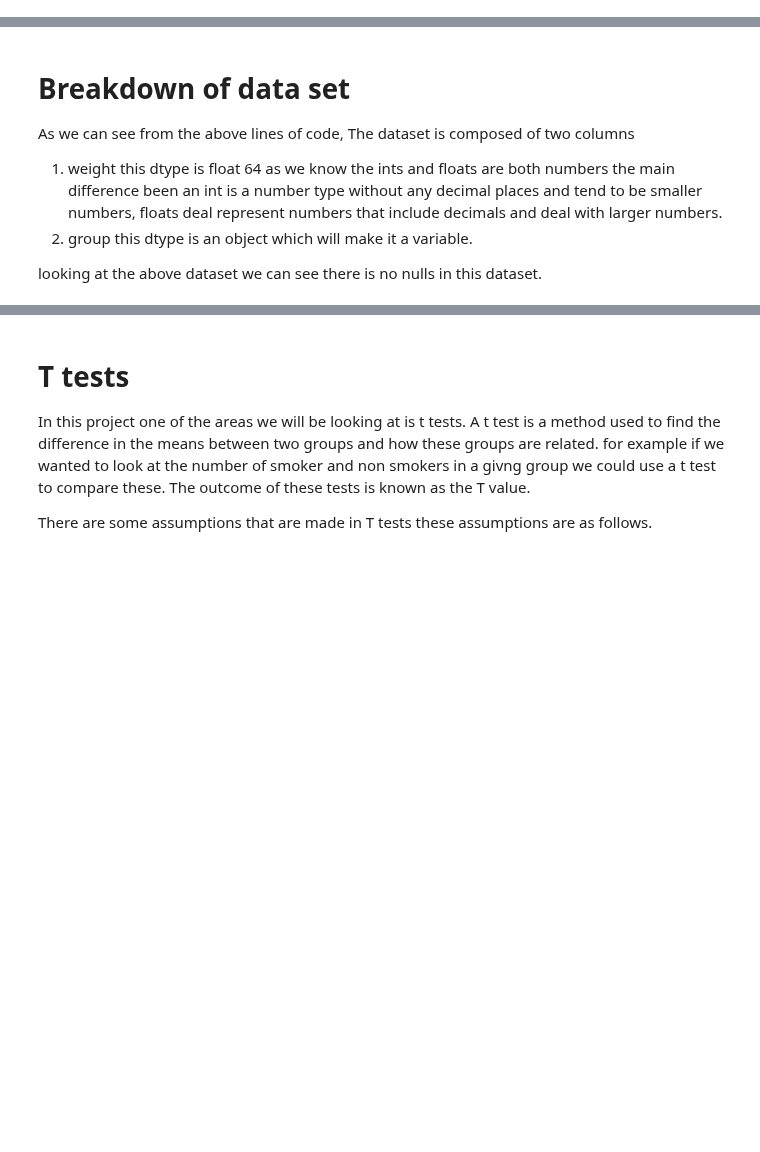
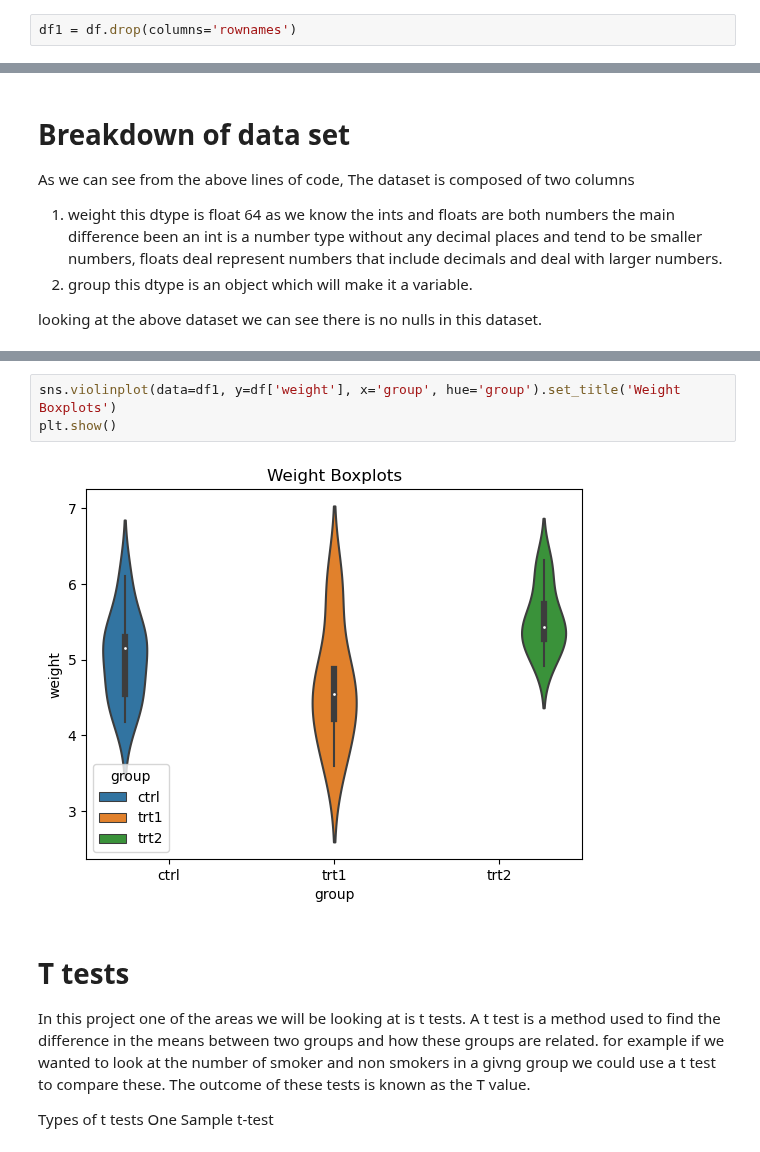
Before and after one commit to keithmmc/appliedstats, a Jupyter notebook: project.ipynb, the cells around one changed output, grey strips where cells are left out. Cells and saved outputs as stored; diff of their text form; blank space fills up the shorter version.

```diff
--- a/project.ipynb
+++ b/project.ipynb
@@ -49,3 +49,5 @@ df.isnull()
 | 27 | False | False | False |
 | 28 | False | False | False |
 | 29 | False | False | False |
+# %%
+df1 = df.drop(columns='rownames')
@@ -77,9 +79,15 @@ sns.boxplot(data=df, y=df['weight'], x='group', hue='group').set_title('Weight B
 plt.show()
 # %% [output]
 [figure]
+# %%
+sns.violinplot(data=df1, y=df['weight'], x='group', hue='group').set_title('Weight Boxplots')
+plt.show()
+# %% [output]
+[figure, added]
 # %% [markdown]
 # T tests
 
 In this project one of the areas we will be looking at is t tests. A t test is a method used to find the difference in the means between two groups and how these groups are related. for example if we wanted to look at the number of smoker and non smokers in a givng group we could use a t test to compare these. The outcome of these tests is known as the T value.
 
-There are some assumptions that are made in T tests these assumptions are as follows.
+Types of t tests
+One Sample t-test
```
Also changed, not shown: parts of 7 cells of this notebook.
